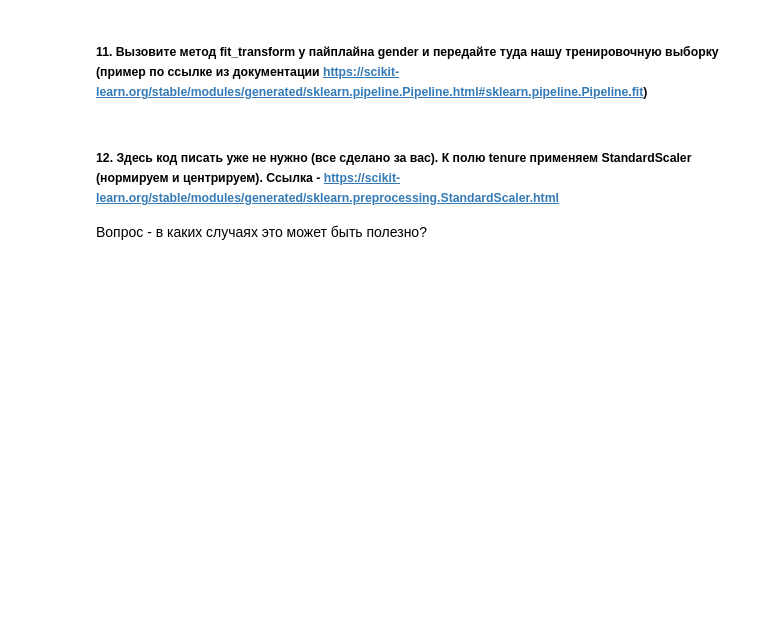
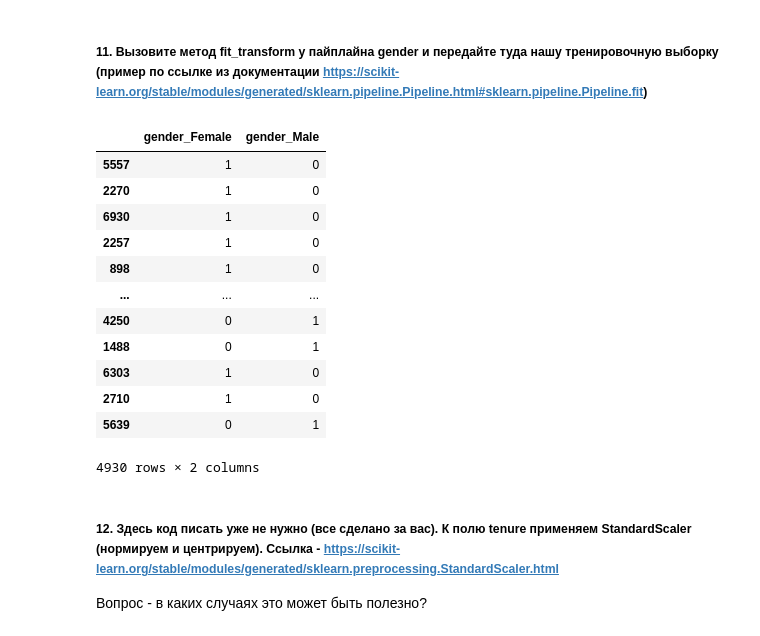
Before and after one commit to vit050587/ML_in_work, a Jupyter notebook: HW1.ipynb, the cells around one changed output. Saved outputs shown, nothing was run; the diff lists cells and outputs as text; code cells hidden in the pictures; blank space fills up the shorter version.

```diff
--- a/HW1.ipynb
+++ b/HW1.ipynb
@@ -92,6 +183,9 @@ from sklearn.model_selection import train_test_split
 features = ['gender', 'tenure', 'PhoneService', 'TotalCharges', 'StreamingMovies', 'StreamingTV', 'TechSupport']
 target = 'Churn'
 #Ваш код здесь
+X=df[features]
+y=df[target]
+X_train,X_test,y_train,y_test=train_test_split(X, y, test_size=0.3, shuffle=True, random_state=42, stratify=y)
 # %% [markdown]
 ##### 10. соберите pipeline для поля gender (нужно разобраться и изучить https://scikit-learn.org/stable/modules/generated/sklearn.pipeline.Pipeline.html ) из классов ColumnSelector и OHEEncoder, которые уже написаны ниже заранее
 # %%
@@ -153,3 +245,19 @@ gender = Pipeline([
+# %%
+gender.fit_transform(X_train, y_train)
+# %% [output]
+|  | gender_Female | gender_Male |
+| 5557 | 1 | 0 |
+| 2270 | 1 | 0 |
+| 6930 | 1 | 0 |
+| 2257 | 1 | 0 |
+| 898 | 1 | 0 |
+| ... | ... | ... |
+| 4250 | 0 | 1 |
+| 1488 | 0 | 1 |
+| 6303 | 1 | 0 |
+| 2710 | 1 | 0 |
+| 5639 | 0 | 1 |
+4930 rows × 2 columns
 # %% [markdown]
 ##### 12. Здесь код писать уже не нужно (все сделано за вас). К полю tenure применяем StandardScaler (нормируем и центрируем). Ссылка - https://scikit-learn.org/stable/modules/generated/sklearn.preprocessing.StandardScaler.html
 Вопрос - в каких случаях это может быть полезно?
```
Also changed, not shown: parts of 31 cells of this notebook.
